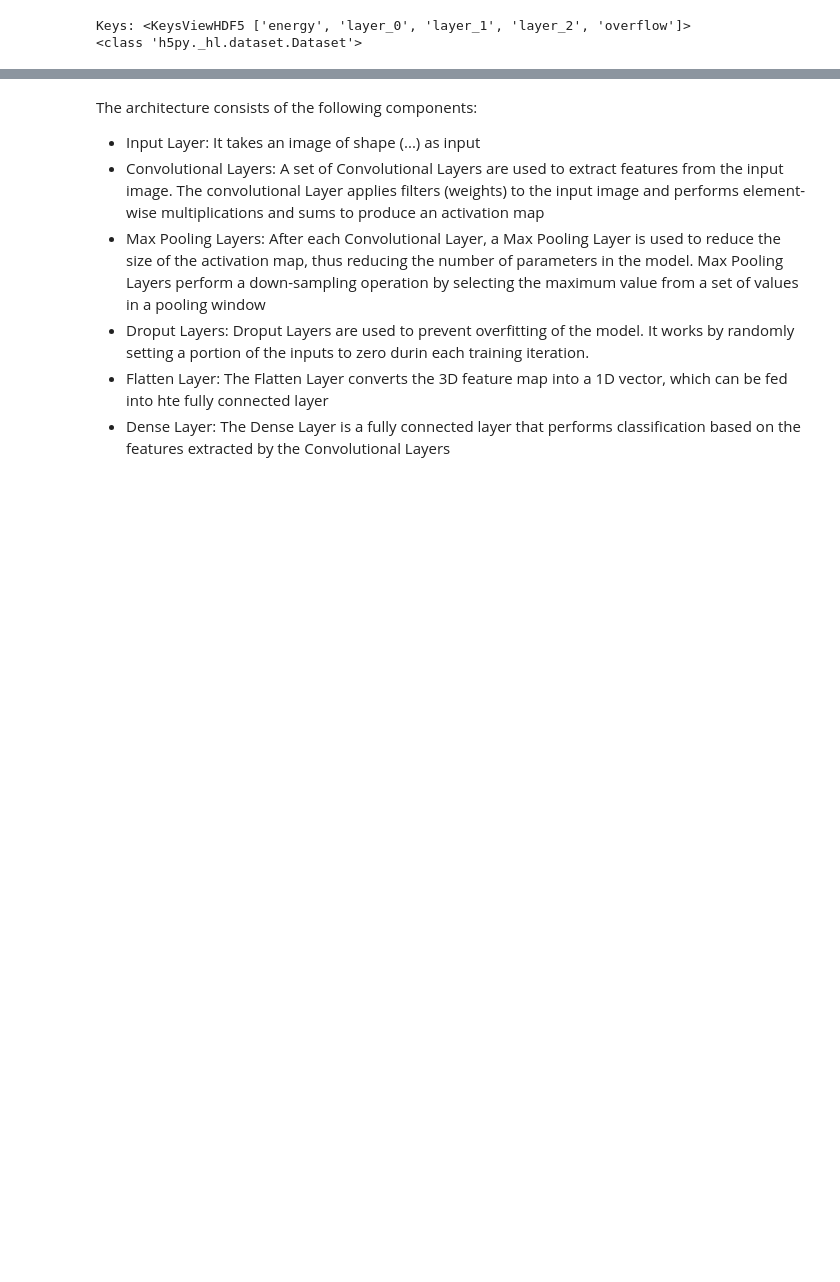
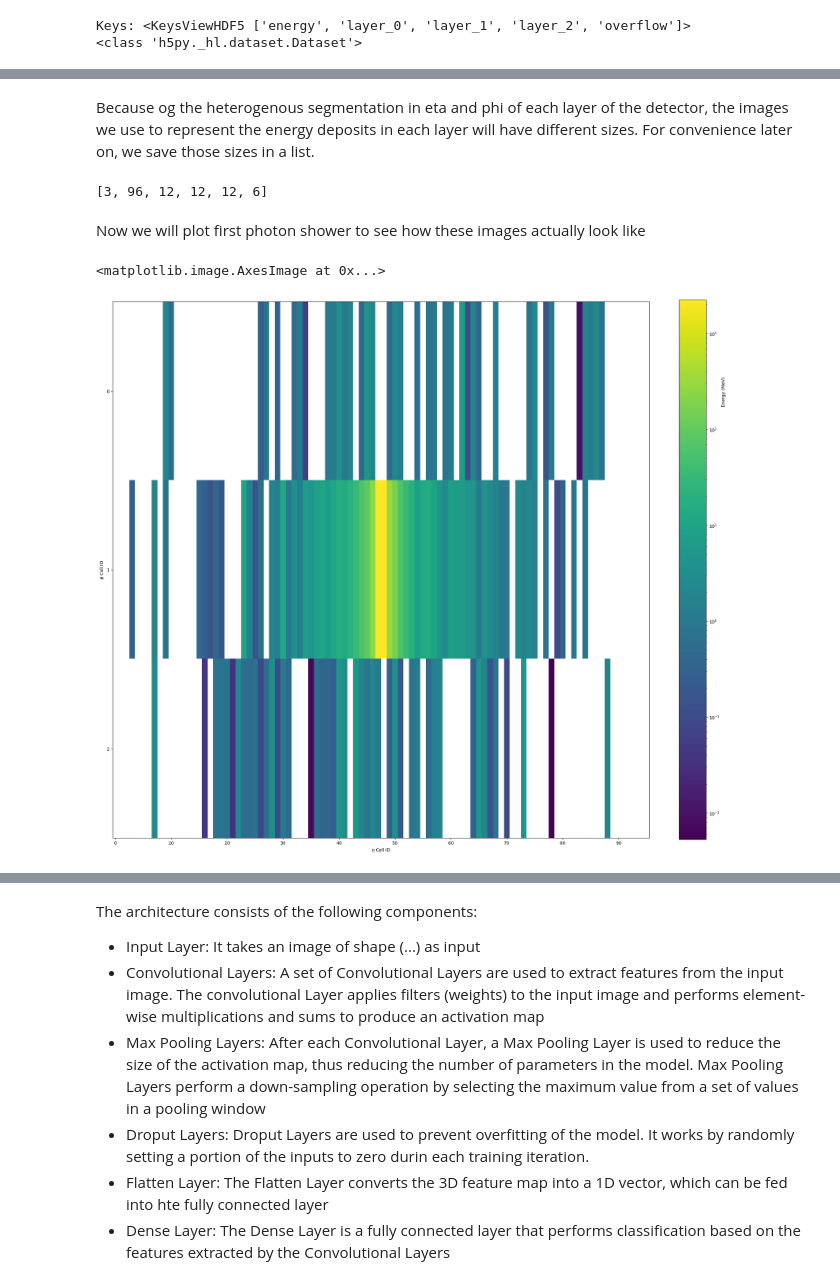
Before and after one commit to 591308/CERN-miniprosjekt, a Jupyter notebook: ImageRecognition.ipynb, the cells around one changed output, grey strips where cells are left out. Cells and saved outputs as stored; diff of their text form; code cells hidden in the pictures; blank space fills up the shorter version.

```diff
--- a/ImageRecognition.ipynb
+++ b/ImageRecognition.ipynb
@@ -101,0 +88,52 @@ test_labels = to_categorical(test_labels)
+# %% [markdown]
+Because og the heterogenous segmentation in eta and phi of each layer of the detector, the images we use to represent the energy deposits in each layer will have different sizes. For convenience later on, we save those sizes in a list.
+# %%
+sizes = [
+    gamma_0.shape[1], gamma_0.shape[2],
+    gamma_1.shape[1], gamma_1.shape[2],
+    gamma_2.shape[1], gamma_2.shape[2],
+]
+print(sizes)
+# %% [output]
+[3, 96, 12, 12, 12, 6]
+# %% [markdown]
+Now we will plot first photon shower to see how these images actually look like
+# %%
+from matplotlib.colors import LogNorm
+
+def plot_image(image, layer, vmin=None, vmax=None):
+    '''
+    Args:
+    -----
+        image: ndarray with energies collected by each calo cell
+        layer: int in {0,1,2}, useful to resize image correctly
+        vmin: float, min energy to clip at
+        vmax: float, max energy to clip at
+    '''
+    fig = plt.figure(figsize=(20,20))
+    im = plt.imshow(image,
+               aspect=float(sizes[layer*2 + 1])/sizes[layer*2],
+               interpolation='nearest',
+               norm=LogNorm(vmin, vmax)
+    )
+    cbar = plt.colorbar(fraction=0.0455)
+    cbar.set_label(r'Energy (MeV)', y=0.83)
+    cbar.ax.tick_params()
+
+    xticks = range(sizes[layer*2 + 1])
+    yticks = range(sizes[layer*2])
+    if layer == 0:
+        xticks = xticks[::10]
+    plt.xticks(xticks)
+    plt.yticks(yticks)
+    plt.xlabel(r'$\eta$ Cell ID')
+    plt.ylabel(r'$\phi$ Cell ID')
+
+    plt.tight_layout()
+    return im
+# %%
+imageix = 0 # let's look at the very first shower
+plot_image(gamma_0[imageix], layer=0)
+# %% [output]
+<matplotlib.image.AxesImage at 0x...>
+[figure, added]
```
Also changed, not shown: parts of 21 cells of this notebook.
